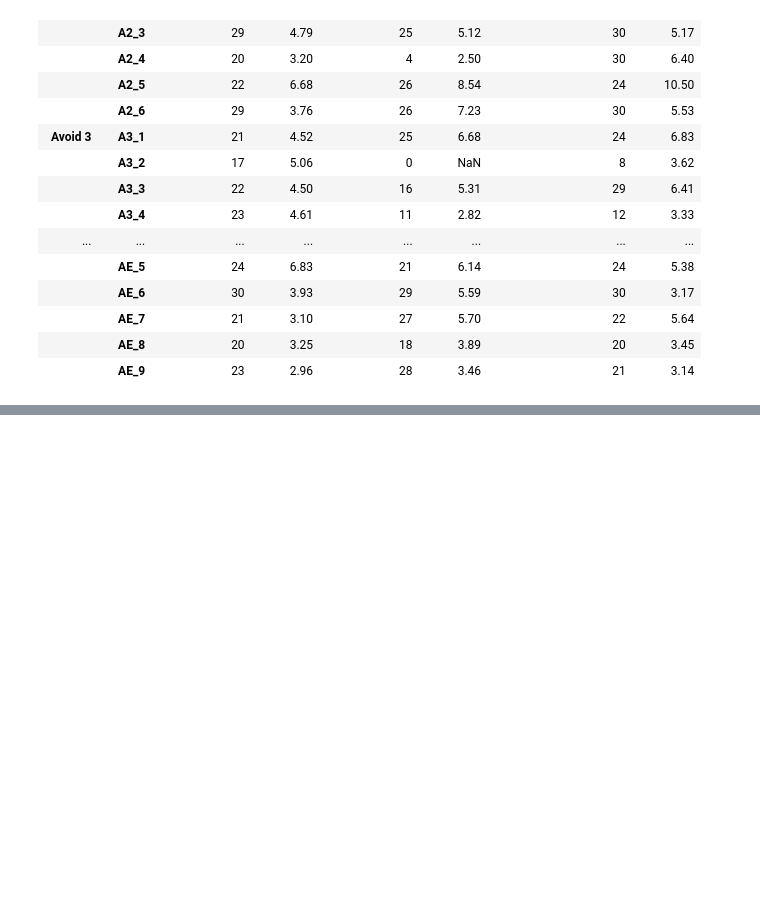
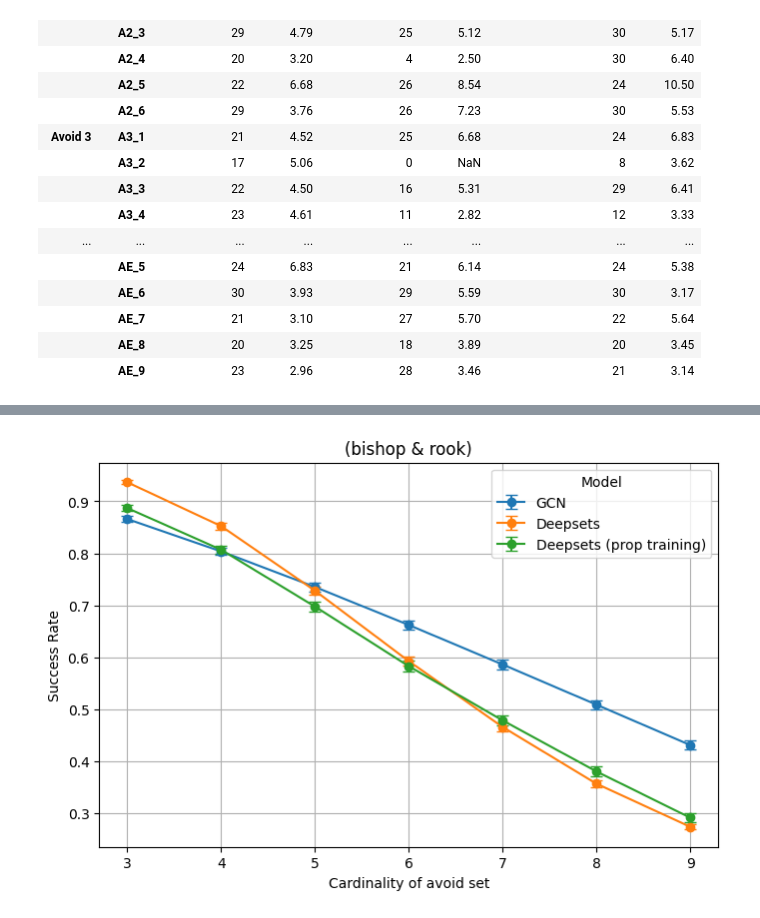
Before and after one commit to mattiagiuri/ltl_gnn, a Jupyter notebook: visualize_results_chess.ipynb, the cells around one changed output, grey strips where cells are left out. Saved outputs shown, nothing was run; the diff lists cells and outputs as text; code cells hidden in the pictures; blank space fills up the shorter version.

```diff
--- a/visualize_results_chess.ipynb
+++ b/visualize_results_chess.ipynb
@@ -176,0 +238,4 @@ read_results("ChessWorld-v2")
+# %%
+make_ablation_graphs("(bishop & rook)")
+# %% [output]
+[figure, added]
```
Also changed, not shown: parts of 6 cells of this notebook, 43 other files.
